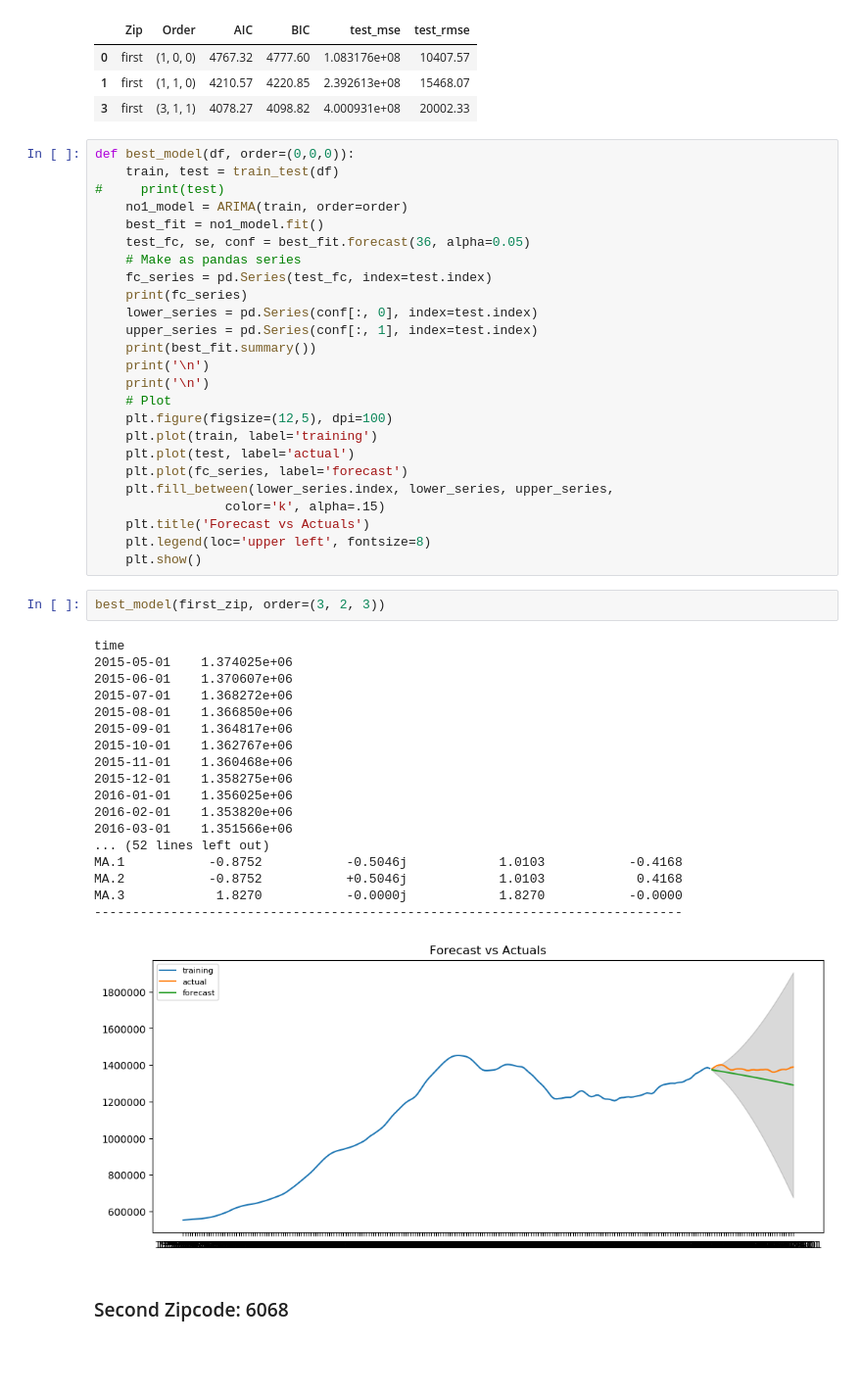
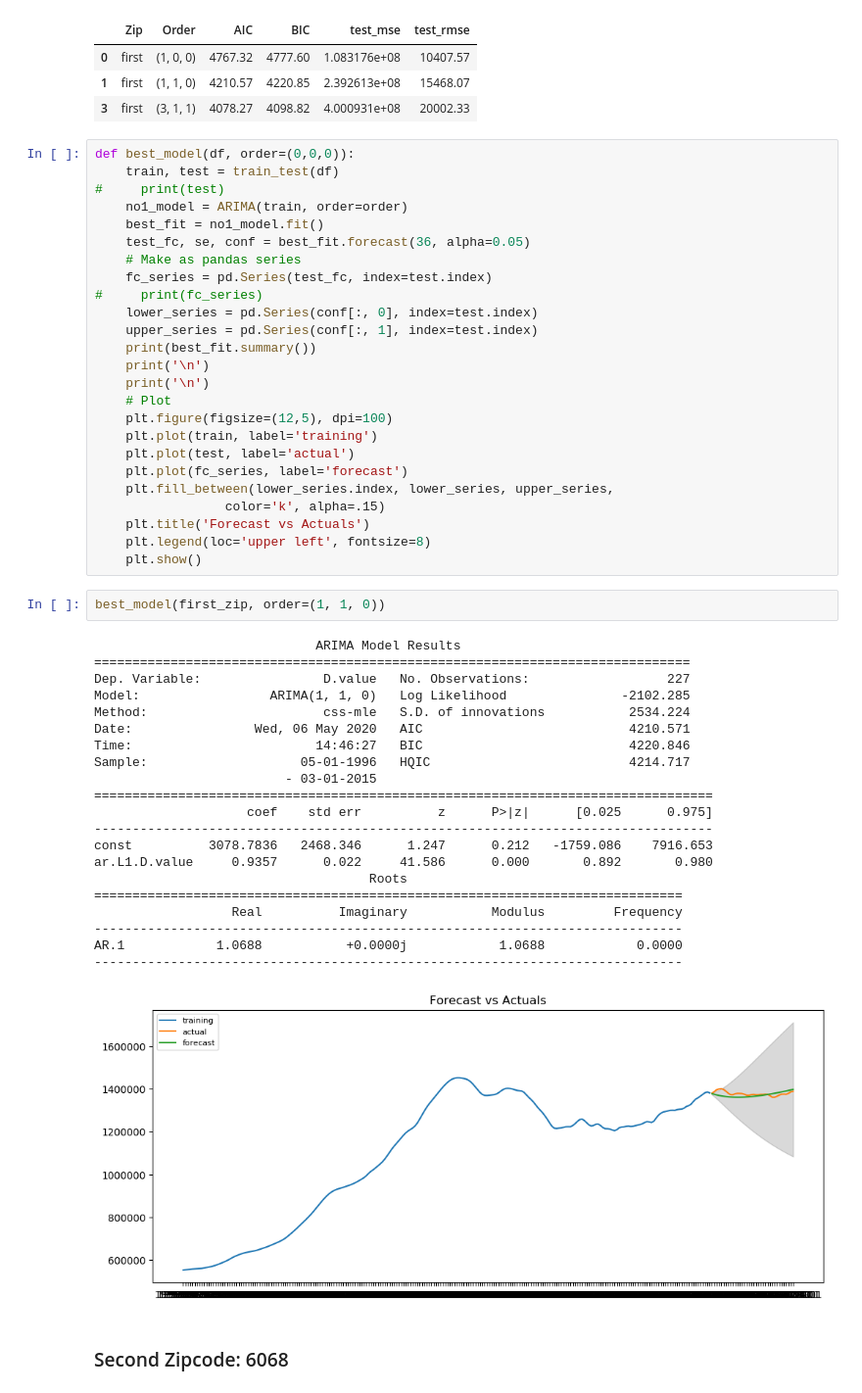
Before and after one commit to mcerow/TriState_Glory, a Jupyter notebook: Connecticut.ipynb, the cells around one changed output. Shown at 98% size. Saved outputs shown, nothing was run; the diff lists cells and outputs as text; blank space fills up the shorter version.

Commit message:
Finished selecting best model for CT

```diff
--- a/Connecticut.ipynb
+++ b/Connecticut.ipynb
@@ -575,7 +575,7 @@ def best_model(df, order=(0,0,0)):
     test_fc, se, conf = best_fit.forecast(36, alpha=0.05)
     # Make as pandas series
     fc_series = pd.Series(test_fc, index=test.index)
-    print(fc_series)
+#     print(fc_series)
     lower_series = pd.Series(conf[:, 0], index=test.index)
     upper_series = pd.Series(conf[:, 1], index=test.index)
     print(best_fit.summary())
@@ -592,26 +592,29 @@ def best_model(df, order=(0,0,0)):
     plt.legend(loc='upper left', fontsize=8)
     plt.show()
 # %%
-best_model(first_zip, order=(3, 2, 3))
+best_model(first_zip, order=(1, 1, 0))
 # %% [output]
-time
-2015-05-01    1.374025e+06
-2015-06-01    1.370607e+06
-2015-07-01    1.368272e+06
-2015-08-01    1.366850e+06
-2015-09-01    1.364817e+06
-2015-10-01    1.362767e+06
-2015-11-01    1.360468e+06
-2015-12-01    1.358275e+06
-2016-01-01    1.356025e+06
-2016-02-01    1.353820e+06
-2016-03-01    1.351566e+06
-... (52 lines left out)
-MA.1           -0.8752           -0.5046j            1.0103           -0.4168
-MA.2           -0.8752           +0.5046j            1.0103            0.4168
-MA.3            1.8270           -0.0000j            1.8270           -0.0000
+                             ARIMA Model Results
+==============================================================================
+Dep. Variable:                D.value   No. Observations:                  227
+Model:                 ARIMA(1, 1, 0)   Log Likelihood               -2102.285
+Method:                       css-mle   S.D. of innovations           2534.224
+Date:                Wed, 06 May 2020   AIC                           4210.571
+Time:                        14:46:27   BIC                           4220.846
+Sample:                    05-01-1996   HQIC                          4214.717
+                         - 03-01-2015
+=================================================================================
+                    coef    std err          z      P>|z|      [0.025      0.975]
+---------------------------------------------------------------------------------
+const          3078.7836   2468.346      1.247      0.212   -1759.086    7916.653
+ar.L1.D.value     0.9357      0.022     41.586      0.000       0.892       0.980
+                                    Roots
+=============================================================================
+                  Real          Imaginary           Modulus         Frequency
 -----------------------------------------------------------------------------
+AR.1            1.0688           +0.0000j            1.0688            0.0000
+-----------------------------------------------------------------------------
-[figure, old version]
+[figure, new version]
 # %% [markdown]
 ### Second Zipcode: 6068
 # %%
```
Also changed, not shown: parts of 10 cells of this notebook.
